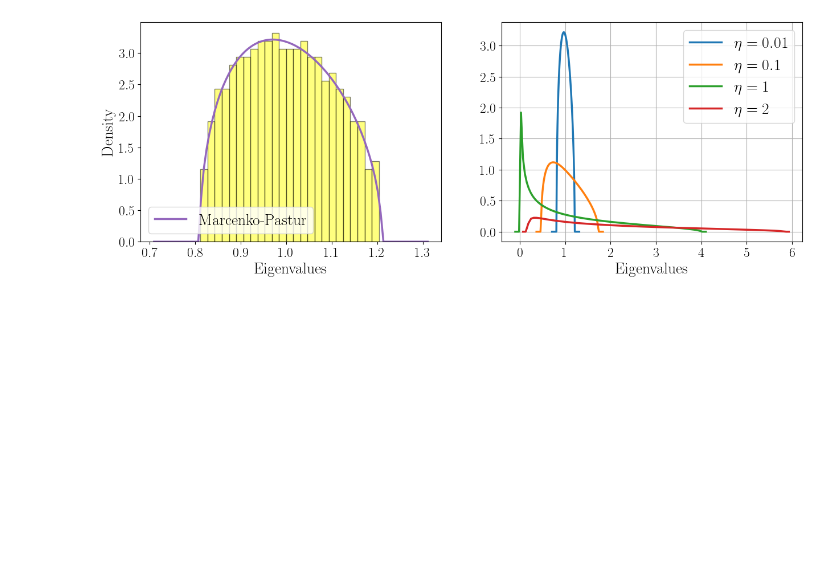
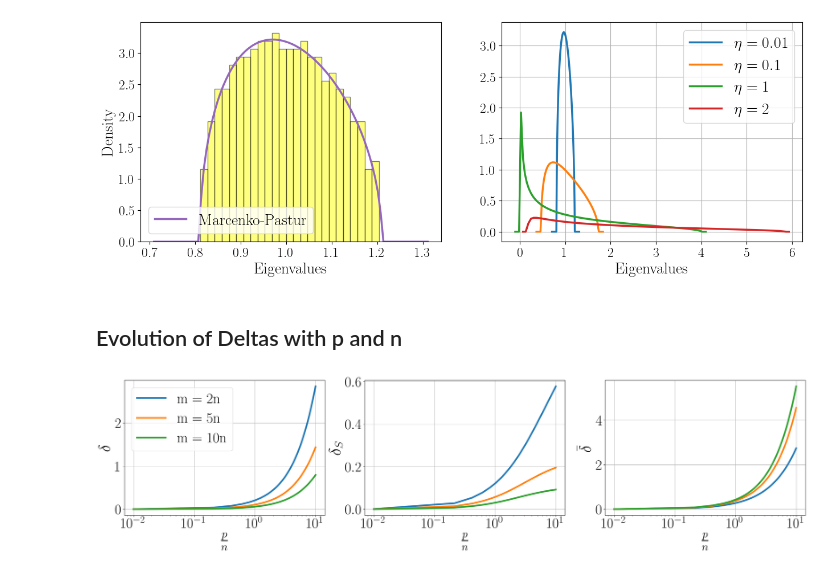
Before and after one commit to elfirdoussilab1/Synthetic-data, a Jupyter notebook: rmt_laws.ipynb, the cells around one changed output. Cells and saved outputs as stored; diff of their text form; code cells hidden in the pictures; blank space fills up the shorter version.

```diff
--- a/rmt_laws.ipynb
+++ b/rmt_laws.ipynb
@@ -67,3 +67,71 @@ path = './study-plot' + f'/marcenko-pastur-n-{n}-p-{p}.pdf'
 fig.savefig(path, bbox_inches='tight')
 # %% [output]
 [figure]
+# %% [markdown]
+## Evolution of Deltas with p and n
+# %%
+import numpy as np
+import matplotlib.pyplot as plt
+plt.rcParams.update({"text.usetex": True,"font.family": "STIXGeneral"})#,"font.sans-serif": "Helvetica",})
+from rmt_results import *
+from tqdm.auto import tqdm
+
+# Parameters
+n = 1000
+#m = 5000
+epsilon = .2
+rho = .2
+phi = .9
+gamma = 1
+
+ps = np.linspace(n // 100, n * 10, 50)
+
+fig, ax = plt.subplots(1, 3, figsize = (30, 6))
+#plt.style.use('default')
+
+fontsize = 40
+labelsize = 35
+linewidth = 4
+etas = ps / n
+ms = [2*n, 5*n, 10*n]
+for m in ms:
+    deltas = []
+    deltas_s = []
+    deltas_bar = []
+    for p in tqdm(ps):
+        p = int(p)
+        delta, delta_s, delta_bar = Delta_bars(n, m, p, epsilon, rho, phi, gamma)
+        deltas.append(delta)
+        deltas_s.append(delta_s)
+        deltas_bar.append(delta_bar)
+
+
+
+    ax[0].semilogx(etas, deltas, linewidth = linewidth, label = f'm = {m//n}n')
+    ax[0].set_ylabel('$\delta $', fontsize = fontsize)
+    ax[0].set_xlabel('$\\frac{p}{n}$', fontsize = fontsize)
+    ax[0].tick_params(axis = 'x', which = 'both', labelsize = labelsize)
+    ax[0].tick_params(axis = 'y', which = 'both', labelsize = labelsize)
+    ax[0].grid(True)
+    ax[0].legend(fontsize = labelsize )
+
+    ax[1].semilogx(etas, deltas_s, linewidth = linewidth, label = f'm = {m//n}n')
+    ax[1].set_ylabel('$\delta_S $', fontsize = fontsize)
+    ax[1].set_xlabel('$\\frac{p}{n}$', fontsize = fontsize)
+    ax[1].tick_params(axis = 'x', which = 'both', labelsize = labelsize)
+    ax[1].tick_params(axis = 'y', which = 'both', labelsize = labelsize)
+    ax[1].grid(True)
+    #ax[1].legend(fontsize = labelsize)
+
+    ax[2].semilogx(etas, deltas_bar, linewidth = linewidth, label = f'm = {m//n}n')
+    ax[2].set_ylabel('$\\bar \delta $', fontsize = fontsize)
+    ax[2].set_xlabel('$\\frac{p}{n}$', fontsize = fontsize)
+    ax[2].tick_params(axis = 'x', which = 'both', labelsize = labelsize)
+    ax[2].tick_params(axis = 'y', which = 'both', labelsize = labelsize)
+    ax[2].grid(True)
+    #ax[2].legend(fontsize = labelsize)
+
+path = f'./results-plot/delta_with_eta-n-{n}-epsilon-{epsilon}-rho-{rho}-phi-{phi}-gamma-{gamma}.pdf'
+fig.savefig(path, bbox_inches='tight')
+# %% [output]
+[figure, added]
```
Also changed, not shown: 3 other files.
